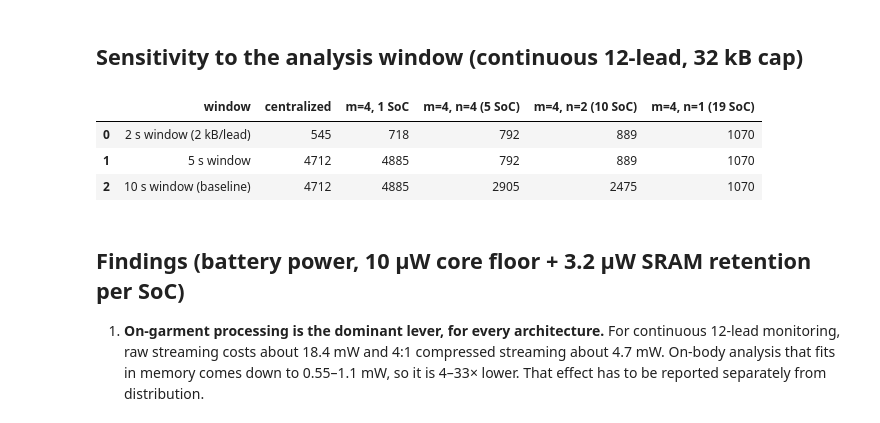
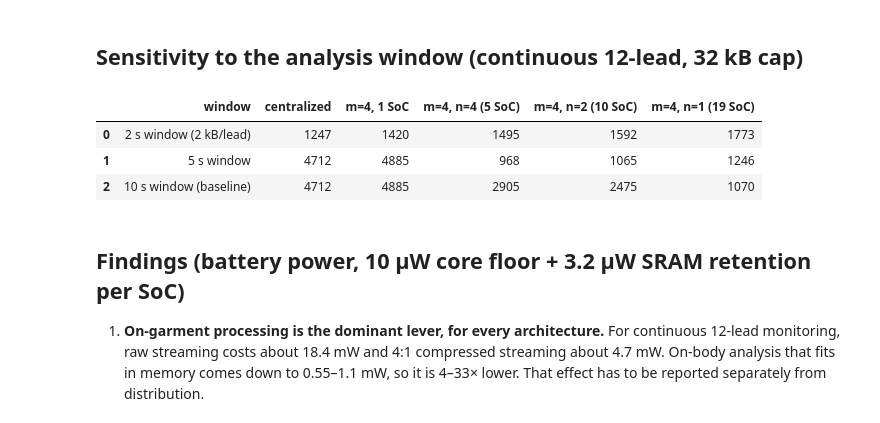
Before and after one commit to Trenton1234567890/ModellingWearableEXGs, a Jupyter notebook: 04_onbody_processing.ipynb, the cells around one changed output. Saved outputs shown, nothing was run; the diff lists cells and outputs as text; code cells hidden in the pictures.

```diff
--- a/04_onbody_processing.ipynb
+++ b/04_onbody_processing.ipynb
@@ -168,15 +168,15 @@ pd.DataFrame(rows)
 # %%
 rows = []
 for win_kB, lbl in [(2, '2 s window (2 kB/lead)'), (5, '5 s window'), (10, '10 s window (baseline)')]:
     r = {'window': lbl}
     for m, n, a in ARCH:
-        r[a] = round(tot(m, n, export='onbody', schedule='cont12L', analysis_mem_kB_lead=win_kB)['total'] * 1e6)
+        r[a] = round(tot(m, n, export='onbody', schedule='cont12L', T_win_12L=win_kB)['total'] * 1e6)
     rows.append(r)
 pd.DataFrame(rows)
 # %% [output]
 |  | window | centralized | m=4, 1 SoC | m=4, n=4 (5 SoC) | m=4, n=2 (10 SoC) | m=4, n=1 (19 SoC) |
-| 0 | 2 s window (2 kB/lead) | 545 | 718 | 792 | 889 | 1070 |
-| 1 | 5 s window | 4712 | 4885 | 792 | 889 | 1070 |
+| 0 | 2 s window (2 kB/lead) | 1247 | 1420 | 1495 | 1592 | 1773 |
+| 1 | 5 s window | 4712 | 4885 | 968 | 1065 | 1246 |
 | 2 | 10 s window (baseline) | 4712 | 4885 | 2905 | 2475 | 1070 |
 # %% [markdown]
 ## Findings (battery power, 10 µW core floor + 3.2 µW SRAM retention per SoC)
```
Also changed, not shown: 40 other files.
